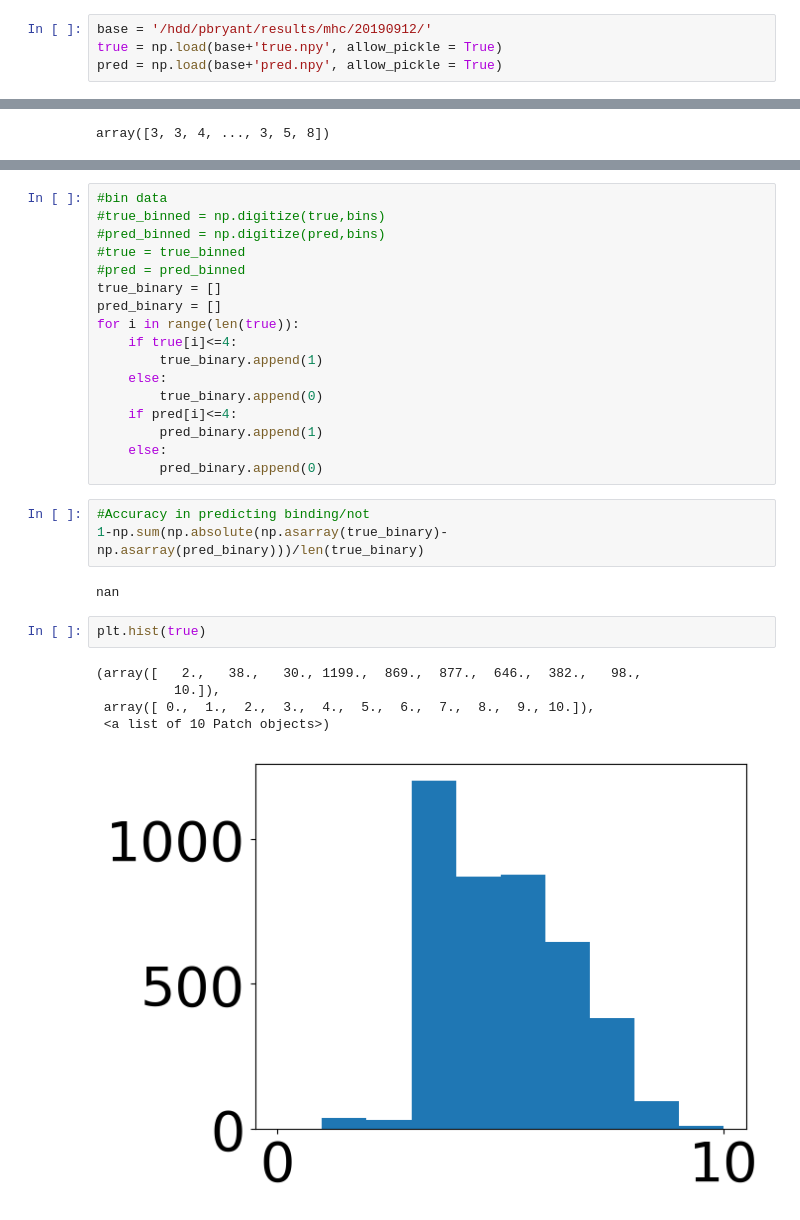
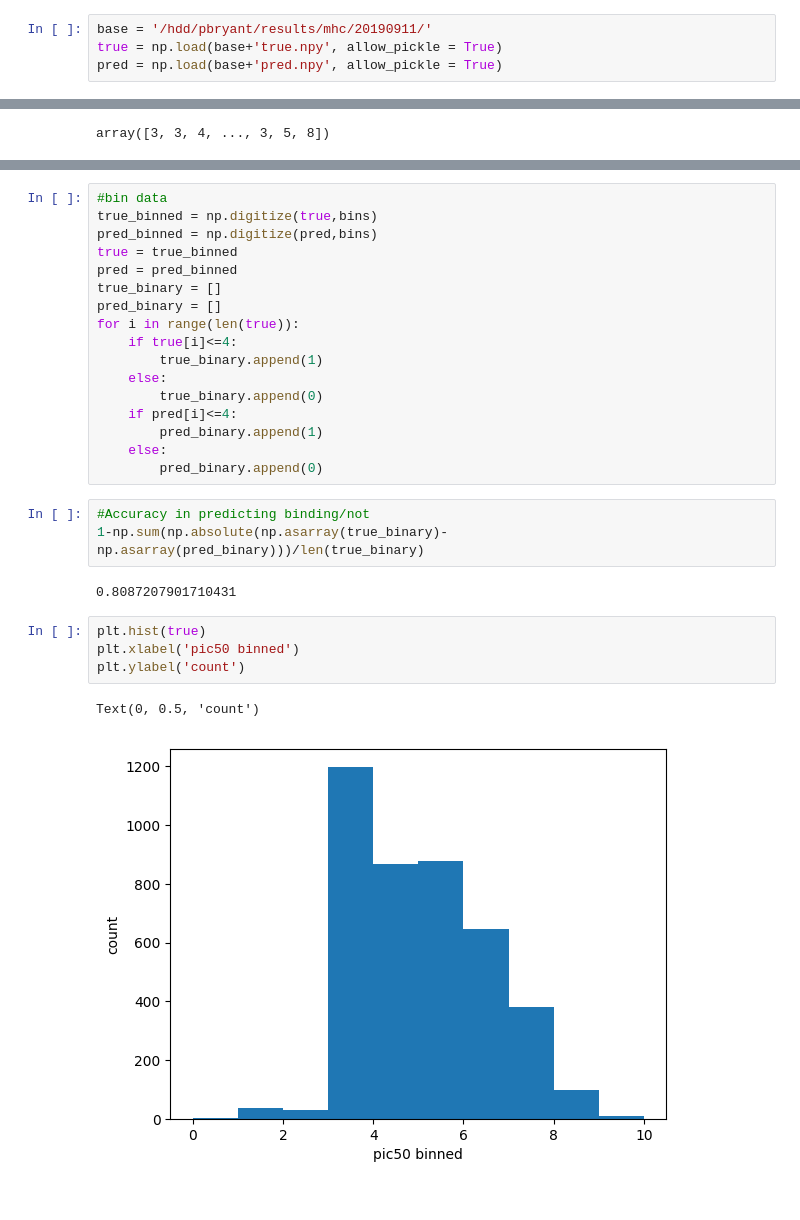
Before and after one commit to patrickbryant1/MHCII, a Jupyter notebook: Evaluation.ipynb, the cells around one changed output, grey strips where cells are left out. Saved outputs shown, nothing was run; the diff lists cells and outputs as text.

```diff
--- a/Evaluation.ipynb
+++ b/Evaluation.ipynb
@@ -16,7 +16,7 @@ import pdb
 bins = np.array([-5.47712125, -4.77712125, -4.07712125, -3.37712125, -2.69897,
        -1.97712125, -1.27712125, -0.57712125,  0.12287875,  0.82287875])
 # %%
-base = '/hdd/pbryant/results/mhc/20190912/'
+base = '/hdd/pbryant/results/mhc/20190911/'
 true = np.load(base+'true.npy', allow_pickle = True)
 pred = np.load(base+'pred.npy', allow_pickle = True)
 # %%
@@ -51,9 +53,9 @@ ValueError: could not broadcast input array from shape (4151,11) into shape (415
 # %%
 #bin data
-#true_binned = np.digitize(true,bins)
-#pred_binned = np.digitize(pred,bins)
-#true = true_binned
-#pred = pred_binned
+true_binned = np.digitize(true,bins)
+pred_binned = np.digitize(pred,bins)
+true = true_binned
+pred = pred_binned
 true_binary = []
 pred_binary = []
 for i in range(len(true)):
@@ -69,15 +71,14 @@ for i in range(len(true)):
 #Accuracy in predicting binding/not
 1-np.sum(np.absolute(np.asarray(true_binary)-np.asarray(pred_binary)))/len(true_binary)
 # %% [output]
-nan
+0.8087207901710431
 # %%
 plt.hist(true)
+plt.xlabel('pic50 binned')
+plt.ylabel('count')
 # %% [output]
-(array([   2.,   38.,   30., 1199.,  869.,  877.,  646.,  382.,   98.,
-          10.]),
- array([ 0.,  1.,  2.,  3.,  4.,  5.,  6.,  7.,  8.,  9., 10.]),
- <a list of 10 Patch objects>)
+Text(0, 0.5, 'count')
-[figure, old version]
+[figure, new version]
 # %%
 plt.rcParams.update({'font.size': 40})
 cm = confusion_matrix(true, pred)
```
Also changed, not shown: parts of 4 cells of this notebook, 3 other files.
